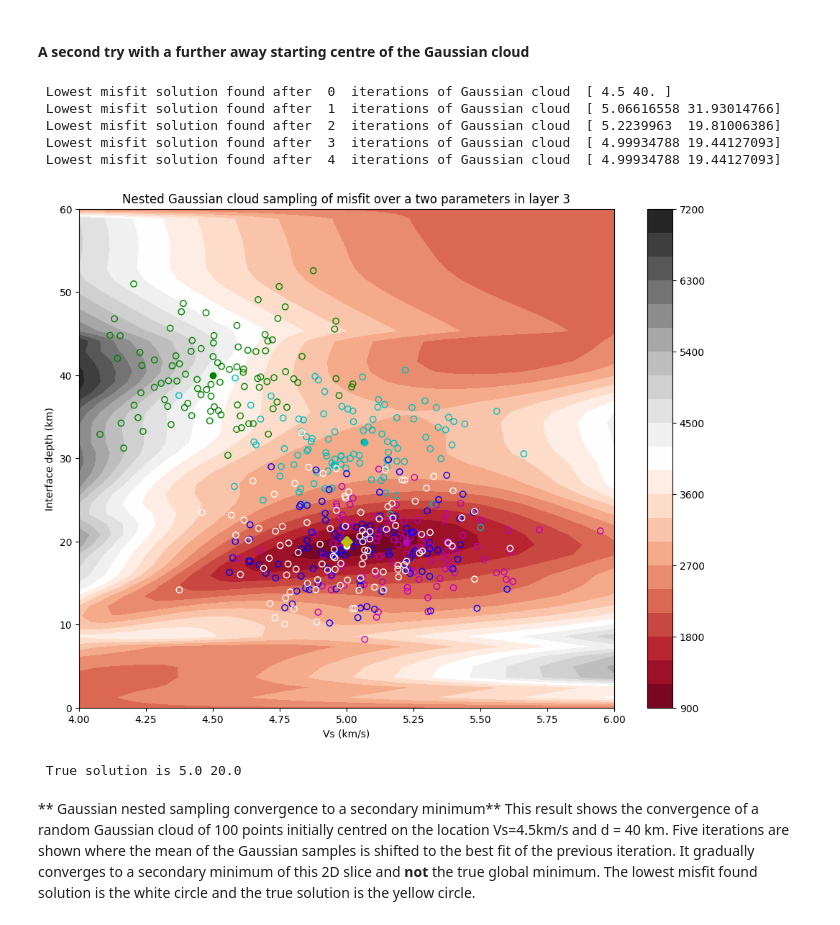
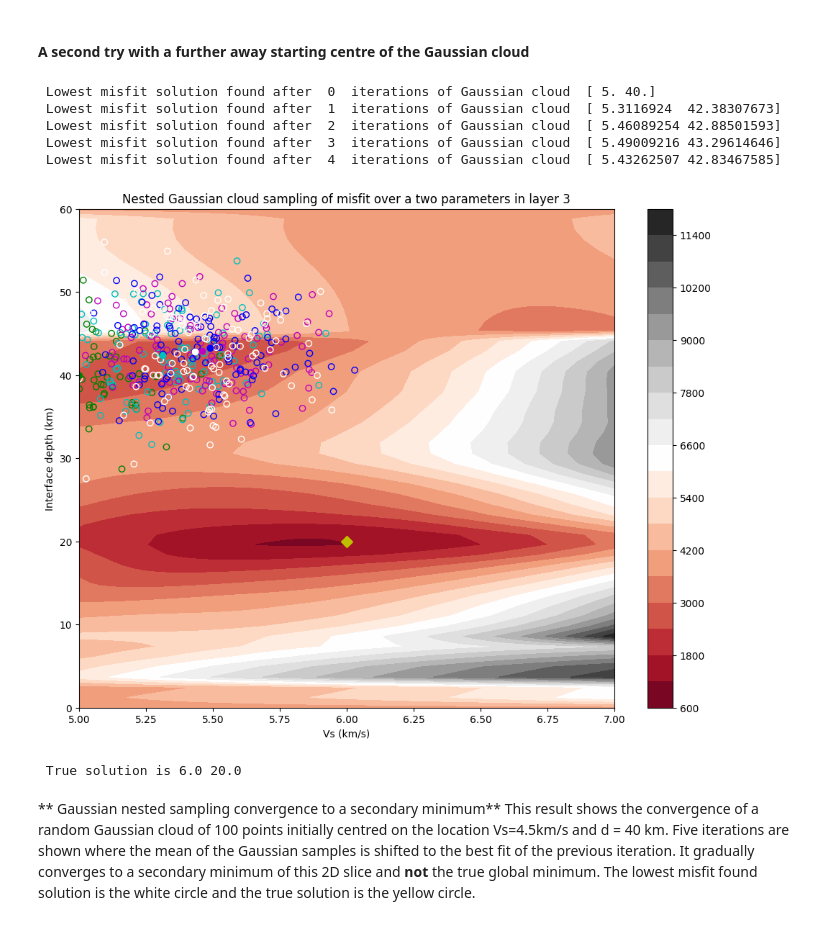
Before and after one commit to msambridge/InversionPracticals, a Jupyter notebook: Solutions/S5.2 - Fully nonlinear search Waveforms-solution.ipynb, the cells around one changed output. Saved outputs shown, nothing was run; the diff lists cells and outputs as text; code cells hidden in the pictures.

```diff
--- a/Solutions/S5.2 - Fully nonlinear search Waveforms-solution.ipynb
+++ b/Solutions/S5.2 - Fully nonlinear search Waveforms-solution.ipynb
@@ -92,41 +70,3 @@ To measure the fit of this observed receiver function to the receiver function p
 \end{equation*}
 
 where $C_D^{-1}$ is the inverse data covariance matrix describing correlated noise in the receiver function. You can do this using the supplied routine InvDataCov($\sigma_t$,$\sigma_a$,$n$), which builds an $nxn$ inverse data covariance matrix for a time signal with amplitude variance $\sigma_a^2$ and time correlation length $\sigma_t$, for receiver length of $n$ time samples. In this example you can use $\sigma_t = 2.5$, $\sigma_a=0.01$. Compute the negative log Likelihood betwen the noisy data and the predicted receiver function of the true model.
-# %%
-# generate new Earth model and plot it with receiver function
-model = np.array([[1,4.0,1.7],
-                  [3.5,4.3,1.7],
-                  [8.0,4.2,2.0],
-                  [20, 5,1.7],
-                  [45,6.,1.7]])
-px = np.zeros([2*len(model),2])
-py = np.zeros([2*len(model),2])
-n=len(model)
-px[0::2,0],px[1::2,0],px[1::2,1],px[2::2,1] = model[:,1],model[:,1],model[:,0],model[:-1,0]
-
-time1,RFo = rf.rfcalc(model,sn=0.5)          # Calculate observed noisy Receiver function
-time2,RFp = rf.rfcalc(model) # Calculate predicted noiseless Receiver function
-
-f, (a0, a1) = plt.subplots(1,2, figsize=(12,4), gridspec_kw = {'width_ratios':[1, 3]})
-
-a1.set_title('Velocity model and receiver functions')
-a1.set_xlabel("Time (s)")
-a1.set_ylabel("Amplitude")
-a1.grid(True)
-a1.plot(time1, RFo, 'r-',label='Observed')
-a1.plot(time2, RFp, label='Predicted')
-a1.legend()
-
-px = np.zeros([2*len(model),2])
-py = np.zeros([2*len(model),2])
-n=len(model)
-px[0::2,0],px[1::2,0],px[1::2,1],px[2::2,1] = model[:,1],model[:,1],model[:,0],model[:-1,0]
-
-a0.set_title(" Velocity model")                   # Plot velocity model with Receiver function
-a0.set_xlabel('Vs (km/s)')
-a0.set_ylabel('Depth (km)')
-a0.plot(px[:,0],px[:,1],'b-')
-a0.invert_yaxis()
-
-#plt.tight_layout()
-plt.show()
@@ -136,7 +74,7 @@ plt.show()
 # Try it here! You can insert more cells by selecting Cell > Insert Cell Above/Below from the menu
 # bar, or by pressing Esc to enter command mode and then hitting A or B (for above/below).
 
-Cdinv = rf.InvDataCov(2.5,0.01,len(rfunc)) # This is the inverse data covaraince for the noisy receiver function
+Cdinv = rf.InvDataCov(2.5,0.01,len(RFo)) # This is the inverse data covaraince for the noisy receiver function
 
 # now compute the negative log Likelihood between the receiver functions of your two models.
 res = RFo-RFp
@@ -276,7 +214,7 @@ cov = [[0.05,0],[0,20]] # Covariance for Gaussian samples
 p = np.array([])
 allp = [0]*nits
 bp = [0]*(nits+1)
-bp[0] = np.array([4.5,30]) # starting point for Gaussian cloud matters
+bp[0] = np.array([5.1,30]) # starting point for Gaussian cloud matters
 #bp[0] = np.array([4.5,40]) # starting point for Gaussian cloud matters
 mis0 = 1e6
 for it in range(nits):
@@ -339,7 +277,7 @@ cov = [[0.05,0],[0,20]] # Covariance for Gaussian samples
 p = np.array([])
 allp = [0]*nits
 bp = [0]*(nits+1)
-bp[0] = np.array([4.5,40]) # starting point for Gaussian cloud matters
+bp[0] = np.array([5.0,40]) # starting point for Gaussian cloud matters
 mis0 = 1e6
 for it in range(nits):
     p0 = np.random.multivariate_normal(bp[it], cov,nump)
@@ -352,40 +290,40 @@ for it in range(nits):
             m[iface,1] = x[0]
             time,RFpm = rf.rfcalc(m) # Calculate predicted noiseless Receiver function for current model
             res = RFo-RFpm
             mis = np.dot(res,np.transpose(np.dot(Cdinv, res)))/2.0
             if(mis < mis0):
                 mis0 = np.copy(mis)
                 bp[it+1] = np.copy(x)
     allp[it] = np.reshape(p,(-1,2))
     p = np.array([])
 
 fig = plt.figure(figsize=(12,9))
 plt.title('Nested Gaussian cloud sampling of misfit over a two parameters in layer '+repr(iface))
 #plt.plot(depths,misfit,'k-')
 plt.ylabel('Interface depth (km)')
 plt.xlabel('Vs (km/s)')
 X, Y = np.meshgrid(Vs, depths)
 plt.contourf(X, Y, misfit, 20, cmap='RdGy')
 plt.plot(model[iface,1],model[iface,0],'yo')
 plt.colorbar()
 c = ['g','c','m','b','w']
 for i in range(nits):
     plt.scatter(allp[i].T[0], allp[i].T[1], facecolors='none',edgecolors=c[i],alpha=1.0)
     plt.plot(bp[i].T[0],bp[i].T[1],'o',color=c[i])
     print(' Lowest misfit solution found after ',i,' iterations of Gaussian cloud ',bp[i])
 #plt.plot(bp[i].T[0],bp[i].T[1],'wo',markersize=3.0)
 plt.plot(model[iface,1],model[iface,0],'yD',markersize=8.0)
 plt.scatter(bp[i].T[0],bp[i].T[1], facecolors='none',edgecolors='w',s=10.0,lw=1.0)
 plt.show()
 print(' True solution is',model[iface,1],model[iface,0])
 # %% [output]
- Lowest misfit solution found after  0  iterations of Gaussian cloud  [ 4.5 40. ]
- Lowest misfit solution found after  1  iterations of Gaussian cloud  [ 5.06616558 31.93014766]
- Lowest misfit solution found after  2  iterations of Gaussian cloud  [ 5.2239963  19.81006386]
- Lowest misfit solution found after  3  iterations of Gaussian cloud  [ 4.99934788 19.44127093]
- Lowest misfit solution found after  4  iterations of Gaussian cloud  [ 4.99934788 19.44127093]
+ Lowest misfit solution found after  0  iterations of Gaussian cloud  [ 5. 40.]
+ Lowest misfit solution found after  1  iterations of Gaussian cloud  [ 5.3116924  42.38307673]
+ Lowest misfit solution found after  2  iterations of Gaussian cloud  [ 5.46089254 42.88501593]
+ Lowest misfit solution found after  3  iterations of Gaussian cloud  [ 5.49009216 43.29614646]
+ Lowest misfit solution found after  4  iterations of Gaussian cloud  [ 5.43262507 42.83467585]
-[figure, old version]
+[figure, new version]
- True solution is 5.0 20.0
+ True solution is 6.0 20.0
 # %% [markdown]
 ** Gaussian nested sampling convergence to a secondary minimum**
 This result shows the convergence of a random Gaussian cloud of 100 points initially centred on the location Vs=4.5km/s and d = 40 km. Five iterations are shown where the mean of the Gaussian samples is shifted to the best fit of the previous iteration. It gradually converges to a secondary minimum of this 2D slice and **not** the true global minimum. The lowest misfit found solution is the white circle and the true solution is the yellow circle.
```
Also changed, not shown: parts of 15 cells of this notebook, 27 other files.
